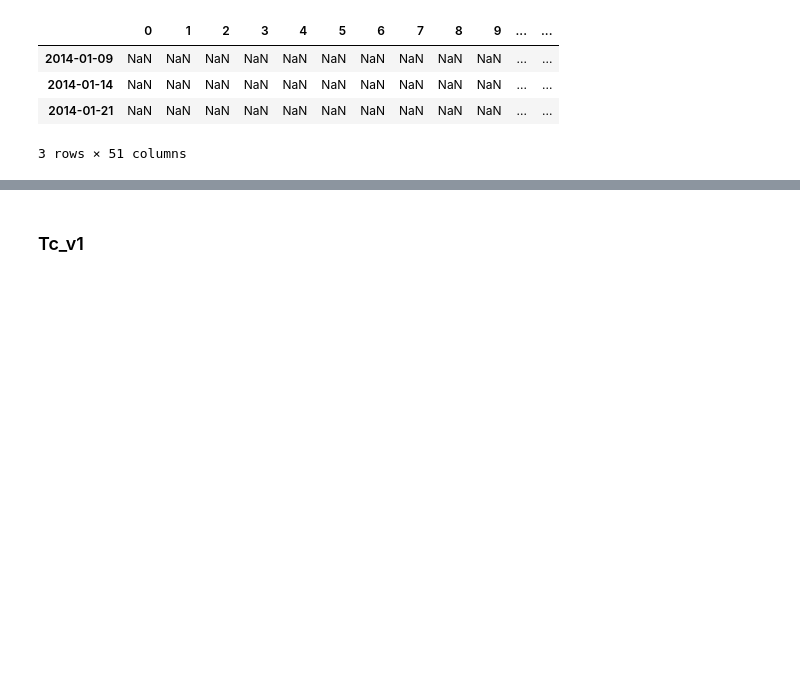
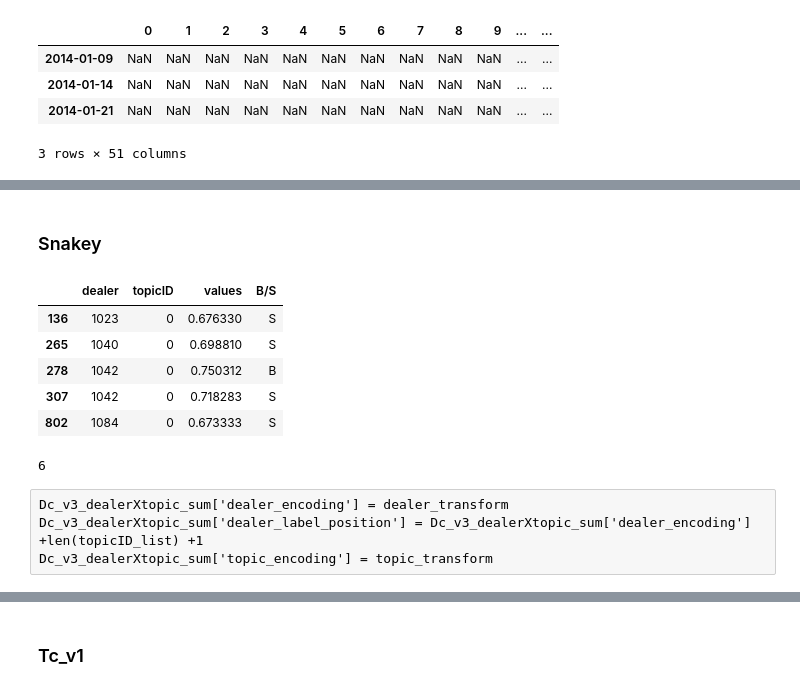
Before and after one commit to raymond180/FINRA_TRACE, a Jupyter notebook: TopicModeling/topic_modeling_gensimLDA_analysis.ipynb, the cells around one changed output, grey strips where cells are left out. Drawn from its saved outputs; the diff is of its cells as text; code cells hidden in the pictures; blank space fills up the shorter version.

```diff
--- a/TopicModeling/topic_modeling_gensimLDA_analysis.ipynb
+++ b/TopicModeling/topic_modeling_gensimLDA_analysis.ipynb
@@ -111,0 +165,2 @@ ax = sns.heatmap(Dc_v3.groupby(by=Dc_v3.index).mean().values.tolist(),vmin=0,vma
+# %% [markdown]
+### Snakey
@@ -111,0 +211,9 @@ ax = sns.heatmap(Dc_v3.groupby(by=Dc_v3.index).mean().values.tolist(),vmin=0,vma
+# %%
+Dc_v3_dealerXtopic_sum.head()
+# %% [output]
+|  | dealer | topicID | values | B/S |
+| 136 | 1023 | 0 | 0.676330 | S |
+| 265 | 1040 | 0 | 0.698810 | S |
+| 278 | 1042 | 0 | 0.750312 | B |
+| 307 | 1042 | 0 | 0.718283 | S |
+| 802 | 1084 | 0 | 0.673333 | S |
@@ -111,0 +231,8 @@ ax = sns.heatmap(Dc_v3.groupby(by=Dc_v3.index).mean().values.tolist(),vmin=0,vma
+# %%
+Dc_v3_dealerXtopic_sum['topicID'].nunique()
+# %% [output]
+6
+# %% [raw]
+Dc_v3_dealerXtopic_sum['dealer_encoding'] = dealer_transform
+Dc_v3_dealerXtopic_sum['dealer_label_position'] = Dc_v3_dealerXtopic_sum['dealer_encoding'] +len(topicID_list) +1
+Dc_v3_dealerXtopic_sum['topic_encoding'] = topic_transform
```
Also changed, not shown: parts of 30 cells of this notebook, 6 other files.
